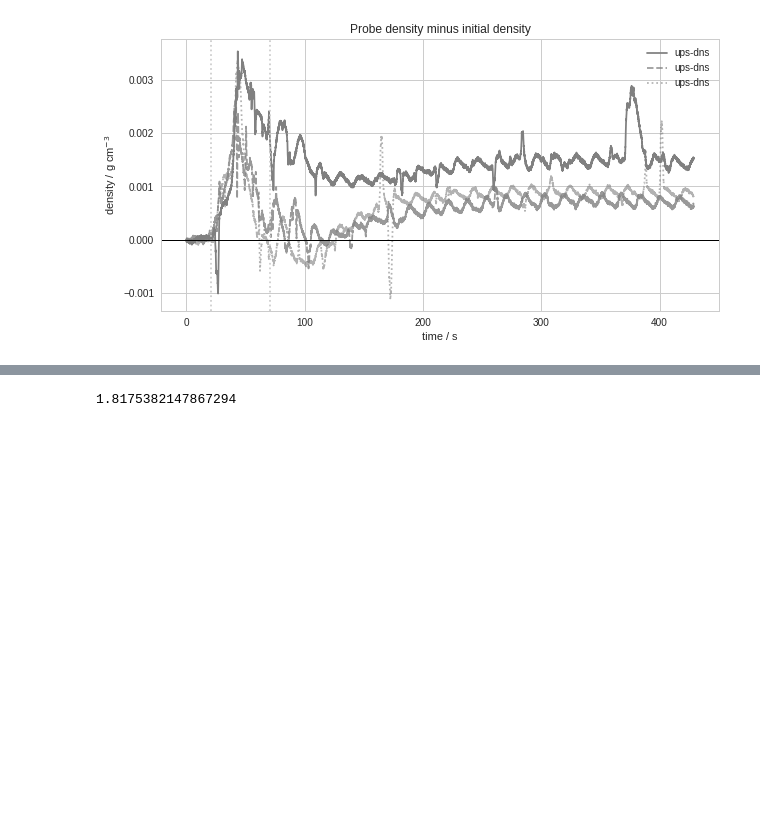
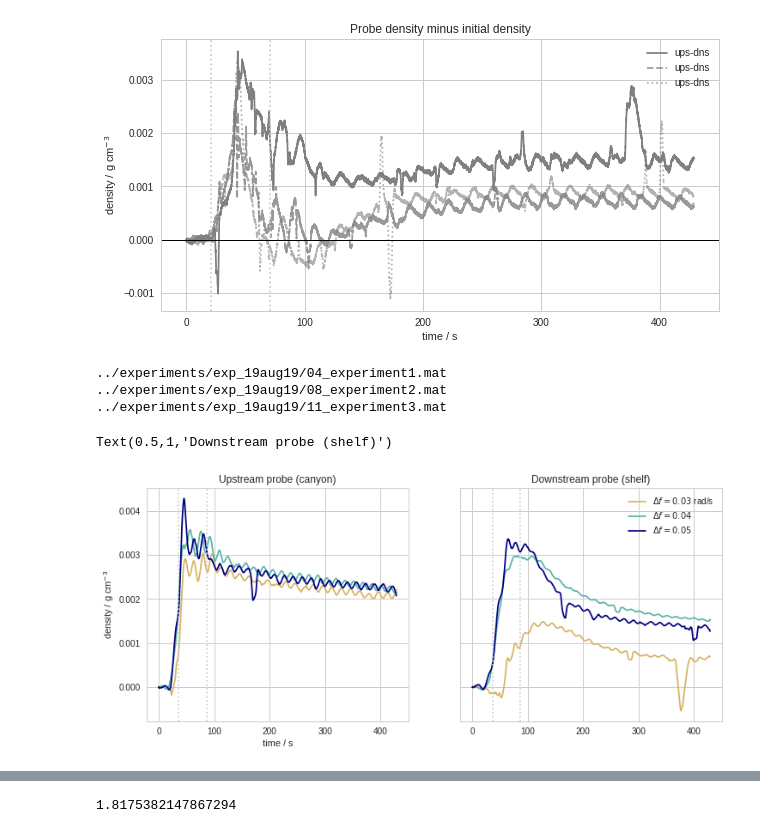
Before and after one commit to UBC-MOAD/MultipleCanyons, a Jupyter notebook: lab/Conduino/notebooks/exp_19Aug19.ipynb, the cells around one changed output, grey strips where cells are left out. Drawn from its saved outputs; the diff is of its cells as text; code cells hidden in the pictures; blank space fills up the shorter version.

Commit message:
Added notebook w/conduino experiment results August 20th

```diff
--- a/lab/Conduino/notebooks/exp_19Aug19.ipynb
+++ b/lab/Conduino/notebooks/exp_19Aug19.ipynb
@@ -323,3 +356,41 @@ ax0.set_title('Probe density minus initial density')
 ../experiments/exp_19aug19/11_experiment3.mat
 Text(0.5,1,'Probe density minus initial density')
 [figure]
+# %%
+fig, (ax0, ax1) = plt.subplots(1,2, figsize=(12,5), sharey=True)
+labels = [r'$\Delta f=0.03$ rad/s',r'$\Delta f=0.04$',r'$\Delta f=0.05$']
+colors = ['#d8b365','#5ab4ac','navy']
+linestyles = ['-', '--',':','-.']
+files = ['../experiments/exp_19aug19/04_experiment1.mat',
+         '../experiments/exp_19aug19/08_experiment2.mat',
+         '../experiments/exp_19aug19/11_experiment3.mat',
+        ]
+
+for filepath, lab, color in zip(files, labels, colors):
+    print(filepath)
+    mat = sio.loadmat(filepath, squeeze_me=True)
+    P1 = mat['ch1']
+    P2 = mat['ch2']
+    dt = mat['dt']
+    time = mat['time']
+    inertial_period = 1/((0.7)/(2*np.pi))
+    win = int(inertial_period/dt)
+    dens1 = filter_timeseries(ctools.densANK1_17Aug19(P1),winlen=win)
+    dens2 = filter_timeseries(ctools.densANK2_17Aug19(P2),winlen=win)
+    ax0.plot(time,dens1-dens1[0],'-', label=lab, color=color)
+    ax1.plot(time,dens2-dens2[0],'-', label=lab, color=color)
+
+plot_uprofile(ax0)
+plot_uprofile(ax1)
+ax1.legend(bbox_to_anchor=(1,1))
+
+ax0.set_ylabel('density / g cm$^{-3}$')
+ax0.set_xlabel('time / s')
+ax0.set_title('Upstream probe (canyon)')
+ax1.set_title('Downstream probe (shelf)')
+# %% [output]
+../experiments/exp_19aug19/04_experiment1.mat
+../experiments/exp_19aug19/08_experiment2.mat
+../experiments/exp_19aug19/11_experiment3.mat
+Text(0.5,1,'Downstream probe (shelf)')
+[figure, added]
```
Also changed, not shown: parts of 4 cells of this notebook, 2 other files.
